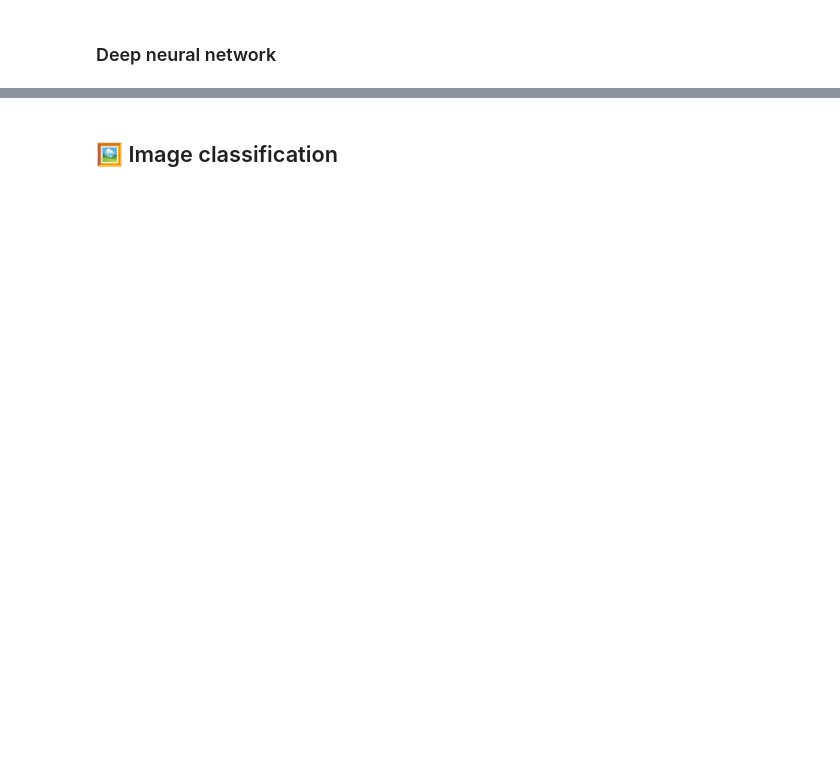
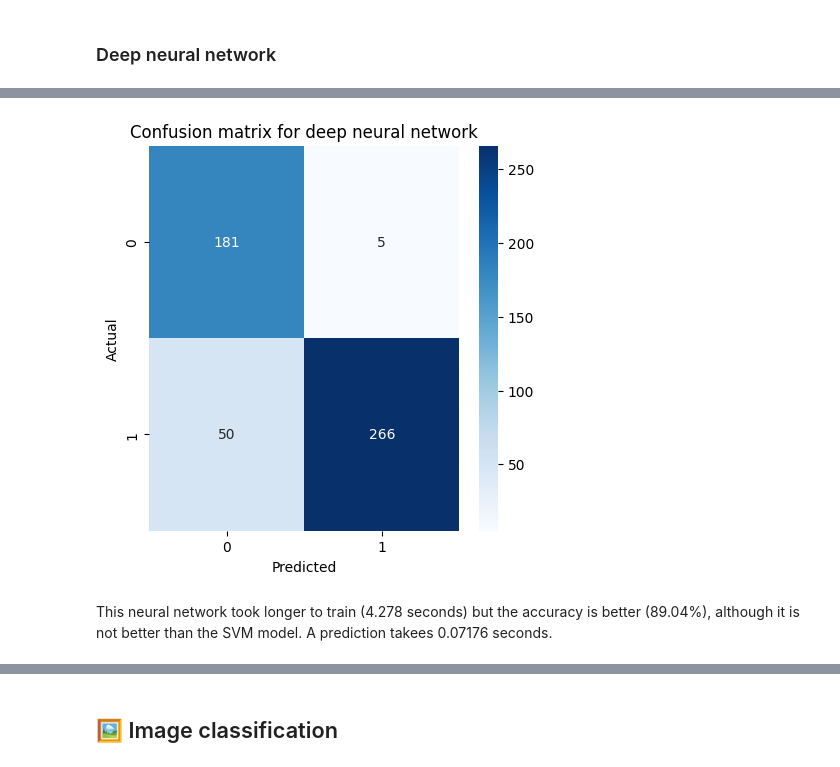
Before and after one commit to randmon/ucll_ti_data_and_ai_group_assignments, a Jupyter notebook: Assignment 4/comparing_dl_vs_non_dl/comparing_dl_vs_non_dl.ipynb, the cells around one changed output, grey strips where cells are left out. Saved outputs shown, nothing was run; the diff lists cells and outputs as text; code cells hidden in the pictures; blank space fills up the shorter version.

```diff
--- a/Assignment 4/comparing_dl_vs_non_dl/comparing_dl_vs_non_dl.ipynb
+++ b/Assignment 4/comparing_dl_vs_non_dl/comparing_dl_vs_non_dl.ipynb
@@ -316,0 +402,19 @@ The support vector machine model with the RBF (Radial basis function) kernel was
+# %%
+# Evaluate the model
+y_pred = deepneural_2.predict(x_test)
+print("Accuracy: ", round(accuracy_score(y_test, np.round(y_pred)), 4))
+
+# Time to make one prediction
+start_time = time.time()
+deepneural_2.predict(x_test[0:1])
+end_time = time.time()
+print("Prediction time: ", round(end_time - start_time, 5), "seconds")
+
+# Plot the confusion matrix
+plt.figure(figsize=(5, 5))
+sns.heatmap(confusion_matrix(y_test, np.round(y_pred)), annot=True, fmt='d', cmap='Blues')
+plt.title('Confusion matrix for deep neural network')
+plt.ylabel('Actual')
+plt.xlabel('Predicted')
+plt.show()
+# %% [output]
@@ -316,0 +425,3 @@ The support vector machine model with the RBF (Radial basis function) kernel was
+[figure, added]
+# %% [markdown]
+This neural network took longer to train (4.278 seconds) but the accuracy is better (89.04%), although it is not better than the SVM model. A prediction takees 0.07176 seconds.
```
Also changed, not shown: parts of 39 cells of this notebook.
